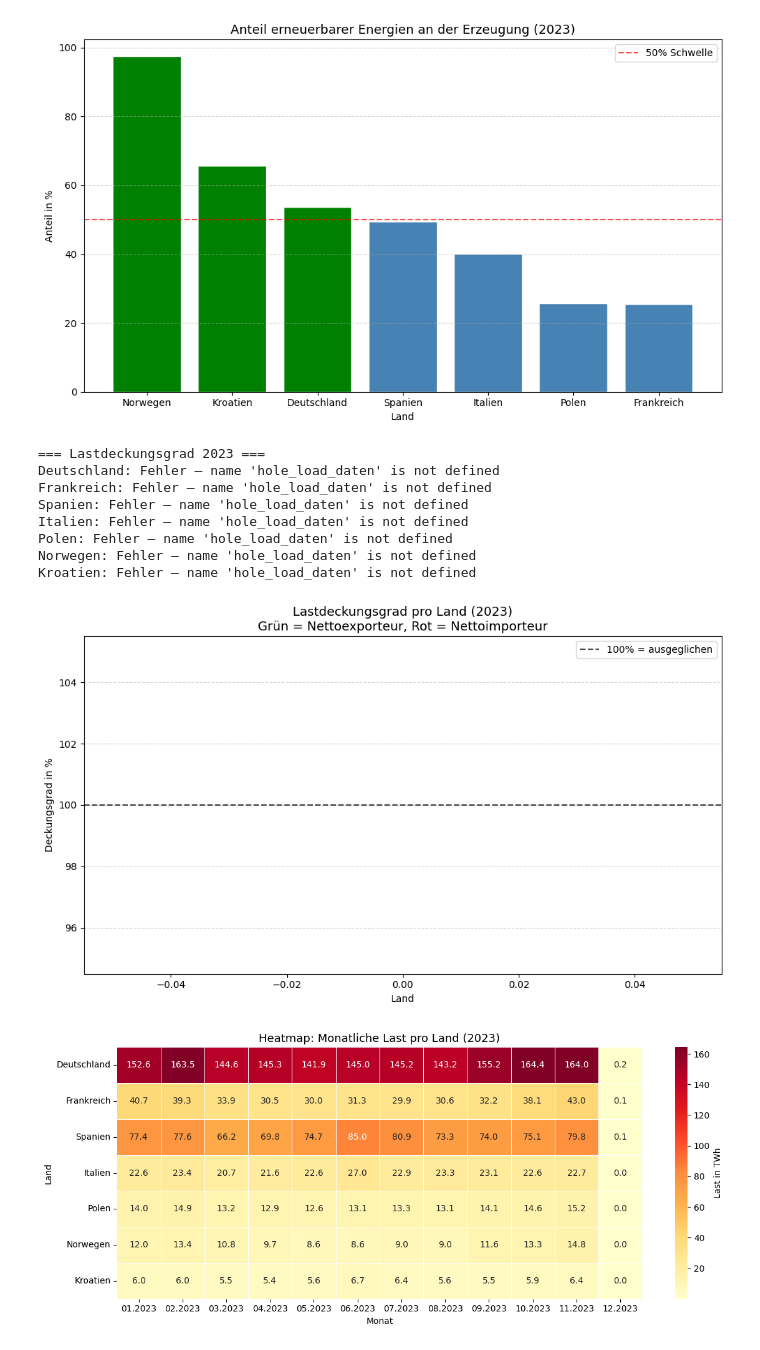
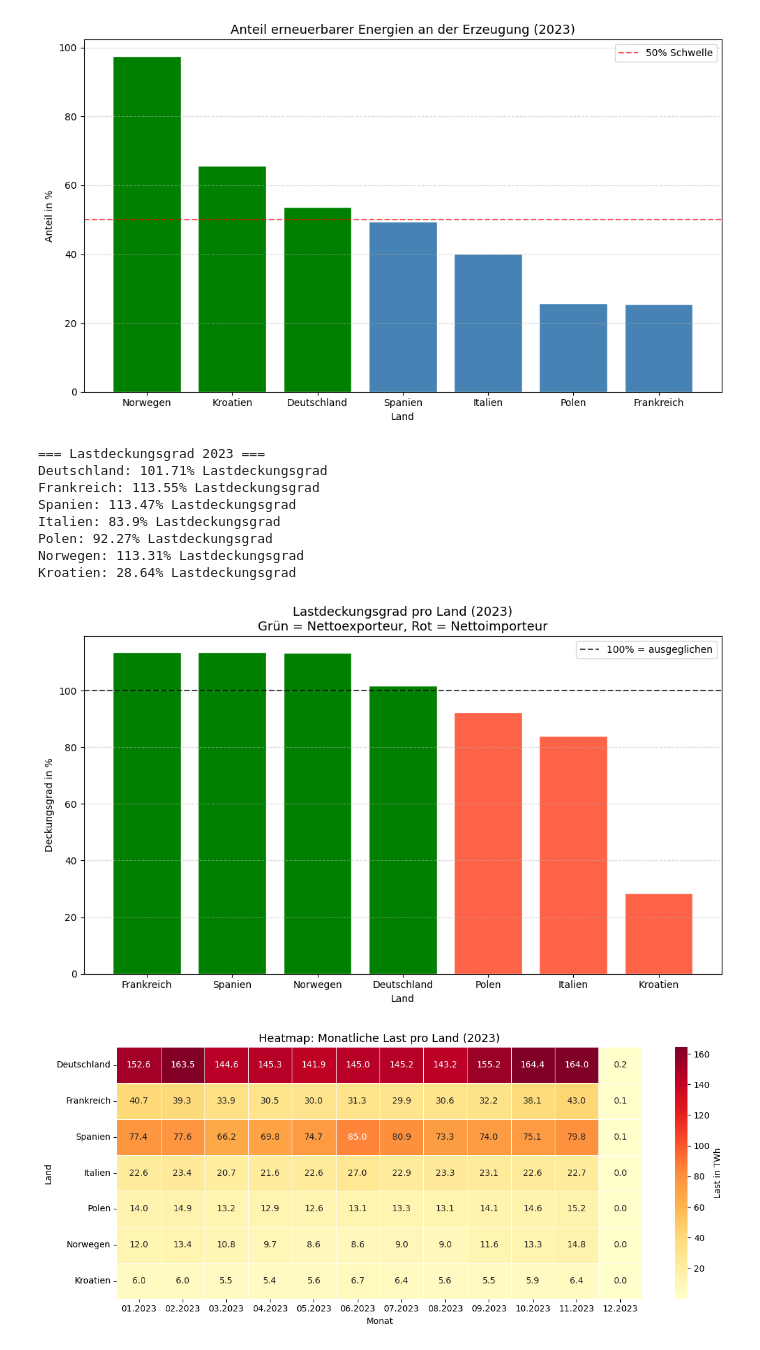
Before and after one commit to LukasK110898/Europavergleich-IT-Projekt-2026-HSWT, a Jupyter notebook: analyse.ipynb, the cells around one changed output. Drawn from its saved outputs; the diff is of its cells as text; code cells hidden in the pictures.

```diff
--- a/analyse.ipynb
+++ b/analyse.ipynb
@@ -232,17 +240,24 @@ plt.show()
 # %%
-fig, axes = plt.subplots(1, 3, figsize=(20, 6), sharey=True)
+jahre_dict = {"2023": df_2023, "2024": df_2024, "2025": df_2025}
 
-for ax, (jahr, df) in zip(axes, jahre.items()):
+for jahr, df in jahre_dict.items():
+    # Ordner erstellen, falls nicht vorhanden
+    os.makedirs(str(jahr), exist_ok=True)
+
+    fig, ax = plt.subplots(figsize=(12, 6))
+
     df.plot(kind="bar", ax=ax, edgecolor="white")
-    ax.set_title(f"Last {jahr}", fontsize=13)
+    ax.set_title(f"Monatliche Last {jahr}", fontsize=13)
     ax.set_xlabel("Monat")
     ax.set_ylabel("Last in TWh")
     ax.grid(axis="y", linestyle="--", alpha=0.5)
     ax.tick_params(axis='x', rotation=45)
-    ax.legend(fontsize=7)
+    ax.legend(fontsize=9)
 
-plt.suptitle("Monatliche Last im europäischen Vergleich", fontsize=14)
-plt.tight_layout()
-plt.savefig("lastgang_balken_3jahre.png")
-plt.show()
+    plt.suptitle(f"Monatliche Last im europäischen Vergleich ({jahr})", fontsize=14)
+    plt.tight_layout()
+    plt.savefig(f"{jahr}/lastgang_balken.png")
+    plt.close()
+
+print("✅ Balkendiagramme für 2023, 2024, 2025 in separaten Ordnern abgespeichert")
 # %% [output]
@@ -545,45 +570,58 @@ def berechne_lastdeckungsgrad(client, laender, jahr):
     ergebnis = {}
     for land, kuerzel in laender.items():
         try:
-            last = hole_load_daten(client, kuerzel, start, end).sum()
-            gen  = hole_generation_daten(client, kuerzel, start, end)
+            last_daten = hole_load_daten(client, kuerzel, start, end)
+            gen = hole_generation_daten(client, kuerzel, start, end)
             if isinstance(gen.columns, pd.MultiIndex):
                 gen.columns = gen.columns.get_level_values(0)
-            erzeugung = gen.sum(axis=1).sum()
+
+            if isinstance(last_daten, pd.DataFrame):
+                last = last_daten.sum().sum()
+            else:
+                last = last_daten.sum()
+
+            if isinstance(gen, pd.DataFrame):
+                erzeugung = gen.sum(axis=1).sum()
+            else:
+                erzeugung = gen.sum()
+
             if hasattr(last, 'item'):
                 last = last.item()
+            if last == 0:
+                raise ZeroDivisionError("Last ist 0, Lastdeckungsgrad kann nicht berechnet werden")
+
             ergebnis[land] = round((erzeugung / last) * 100, 2)
             print(f"{land}: {ergebnis[land]}% Lastdeckungsgrad")
         except Exception as e:
             print(f"{land}: Fehler – {e}")
 
     return pd.Series(ergebnis).sort_values(ascending=False)
 
 print("=== Lastdeckungsgrad 2023 ===")
 deckungsgrad = berechne_lastdeckungsgrad(client, laender, 2023)
 
 fig, ax = plt.subplots(figsize=(10, 6))
 farben = ["green" if v >= 100 else "tomato" for v in deckungsgrad.values]
 ax.bar(deckungsgrad.index, deckungsgrad.values, color=farben, edgecolor="white")
 ax.axhline(100, color="black", linestyle="--", alpha=0.7, label="100% = ausgeglichen")
 ax.set_title("Lastdeckungsgrad pro Land (2023)\nGrün = Nettoexporteur, Rot = Nettoimporteur", fontsize=13)
 ax.set_xlabel("Land")
 ax.set_ylabel("Deckungsgrad in %")
 ax.legend()
 ax.grid(axis="y", linestyle="--", alpha=0.5)
 plt.tight_layout()
 plt.savefig("lastdeckungsgrad_2023.png")
 plt.show()
 # %% [output]
 === Lastdeckungsgrad 2023 ===
-Deutschland: Fehler – name 'hole_load_daten' is not defined
-Frankreich: Fehler – name 'hole_load_daten' is not defined
-Spanien: Fehler – name 'hole_load_daten' is not defined
-Italien: Fehler – name 'hole_load_daten' is not defined
-Polen: Fehler – name 'hole_load_daten' is not defined
-Norwegen: Fehler – name 'hole_load_daten' is not defined
-Kroatien: Fehler – name 'hole_load_daten' is not defined
+Deutschland: 101.71% Lastdeckungsgrad
+Frankreich: 113.55% Lastdeckungsgrad
+Spanien: 113.47% Lastdeckungsgrad
+Italien: 83.9% Lastdeckungsgrad
+Polen: 92.27% Lastdeckungsgrad
+Norwegen: 113.31% Lastdeckungsgrad
+Kroatien: 28.64% Lastdeckungsgrad
-[figure, old version]
+[figure, new version]
 # %%
 import seaborn as sns
 
```
Also changed, not shown: parts of 12 cells of this notebook, 16 other files.
